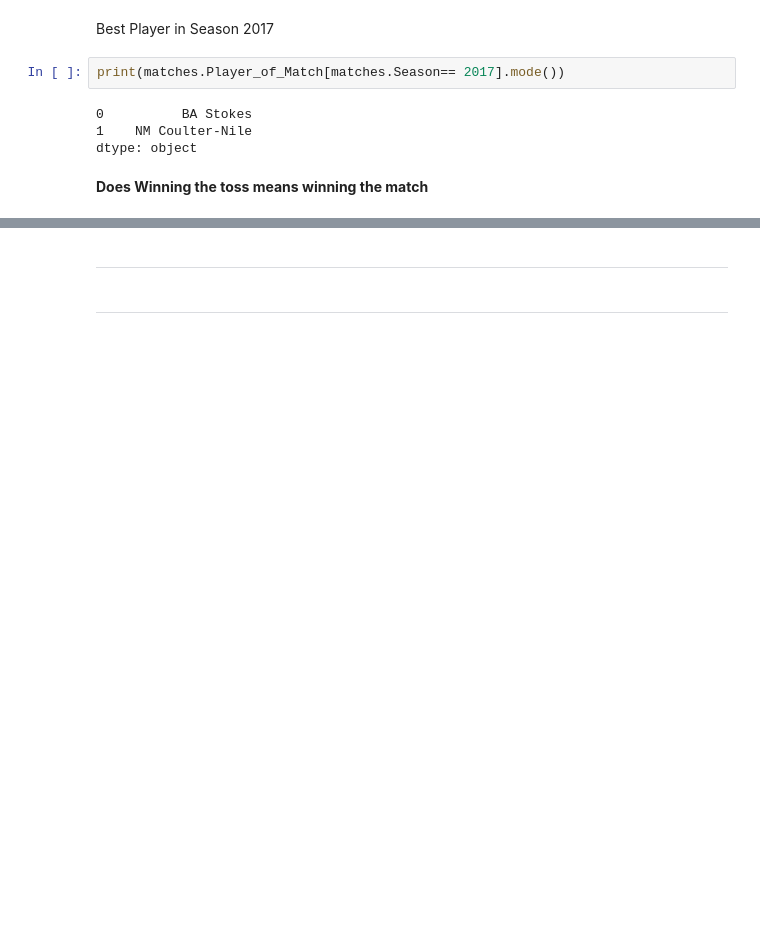
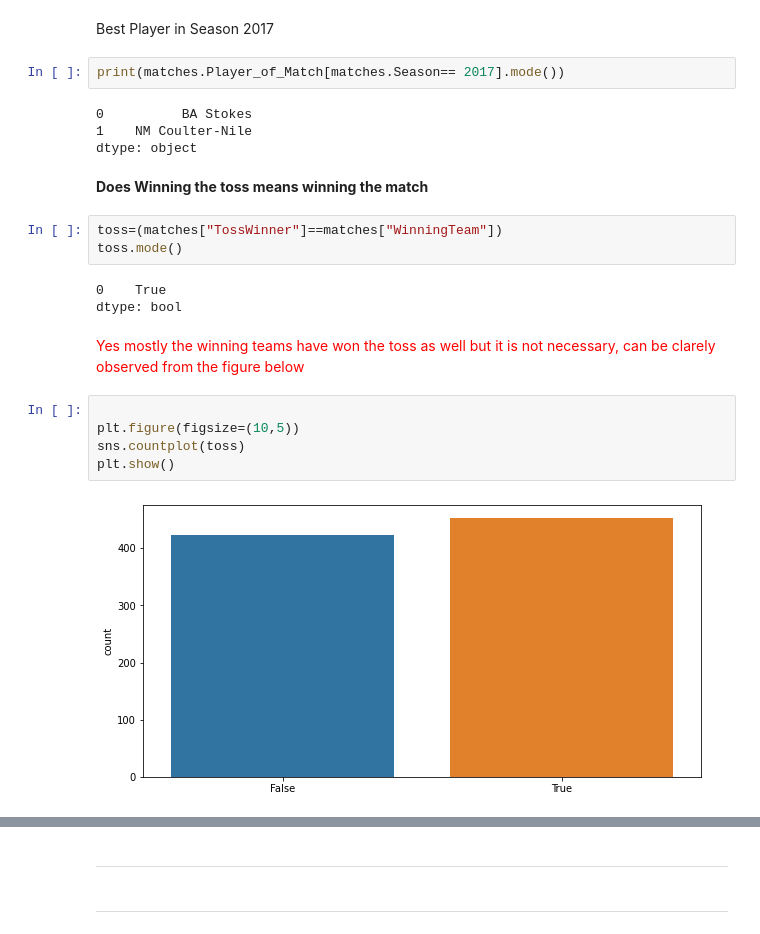
Before and after one commit to GeetikaSh/IPL_2022, a Jupyter notebook: ipl-analysis.ipynb, the cells around one changed output, grey strips where cells are left out. Cells and saved outputs as stored; diff of their text form; blank space fills up the shorter version.

```diff
--- a/ipl-analysis.ipynb
+++ b/ipl-analysis.ipynb
@@ -577,3 +577,18 @@ print(matches.Player_of_Match[matches.Season== 2017].mode())
 dtype: object
 # %% [markdown]
 **Does Winning the toss means winning the match**
+# %%
+toss=(matches["TossWinner"]==matches["WinningTeam"])
+toss.mode()
+# %% [output]
+0    True
+dtype: bool
+# %% [markdown]
+<font color=red>Yes mostly the winning teams have won the toss as well but it is not necessary, can be clarely observed from the figure below
+# %%
+
+plt.figure(figsize=(10,5))
+sns.countplot(toss)
+plt.show()
+# %% [output]
+[figure, added]
```
Also changed, not shown: parts of 16 cells of this notebook.
